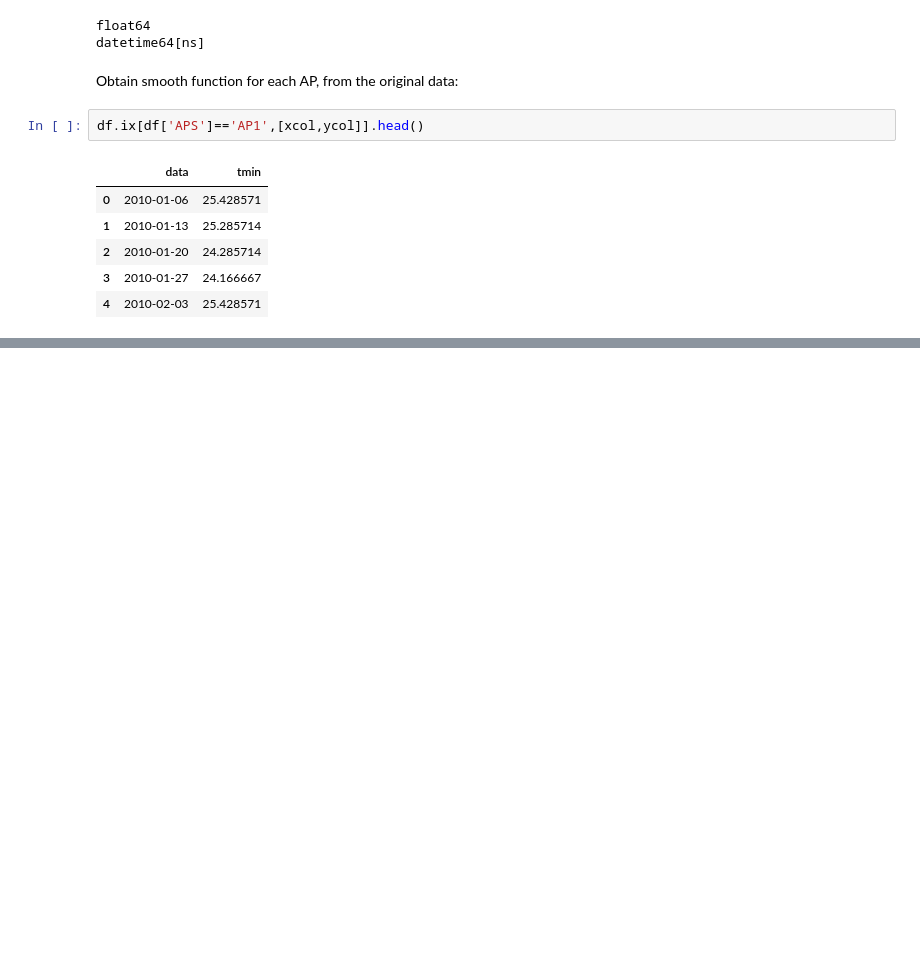
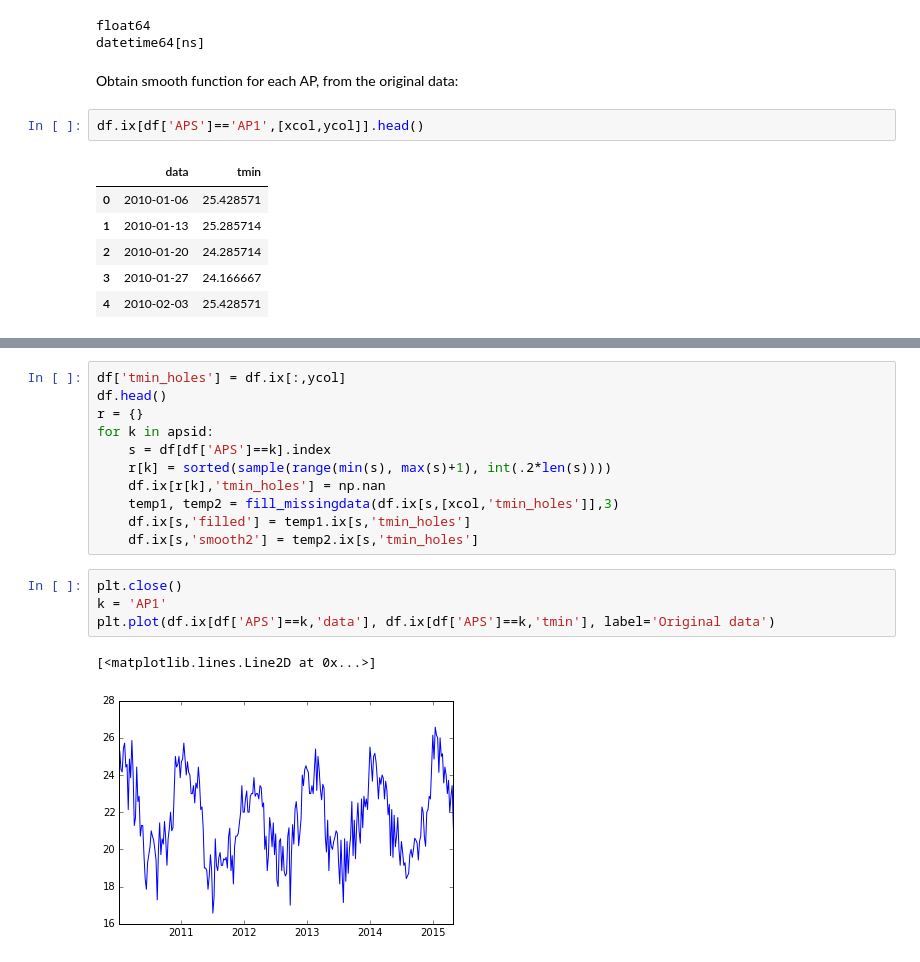
Before and after one commit to AlertaDengue/AlertaDengueAnalise, a Jupyter notebook: GeraAlerta/fun/interpolation/testpd.v3.ipynb, the cells around one changed output, grey strips where cells are left out. Saved outputs shown, nothing was run; the diff lists cells and outputs as text; blank space fills up the shorter version.

```diff
--- a/GeraAlerta/fun/interpolation/testpd.v3.ipynb
+++ b/GeraAlerta/fun/interpolation/testpd.v3.ipynb
@@ -132,0 +103,18 @@ for k, v in tmin.items():
+# %%
+df['tmin_holes'] = df.ix[:,ycol]
+df.head()
+r = {}
+for k in apsid:
+    s = df[df['APS']==k].index
+    r[k] = sorted(sample(range(min(s), max(s)+1), int(.2*len(s))))
+    df.ix[r[k],'tmin_holes'] = np.nan
+    temp1, temp2 = fill_missingdata(df.ix[s,[xcol,'tmin_holes']],3)
+    df.ix[s,'filled'] = temp1.ix[s,'tmin_holes']
+    df.ix[s,'smooth2'] = temp2.ix[s,'tmin_holes']
+# %%
+plt.close()
+k = 'AP1'
+plt.plot(df.ix[df['APS']==k,'data'], df.ix[df['APS']==k,'tmin'], label='Original data')
+# %% [output]
+[<matplotlib.lines.Line2D at 0x...>]
+[figure, added]
```
Also changed, not shown: parts of 23 cells of this notebook, 2 other files.
